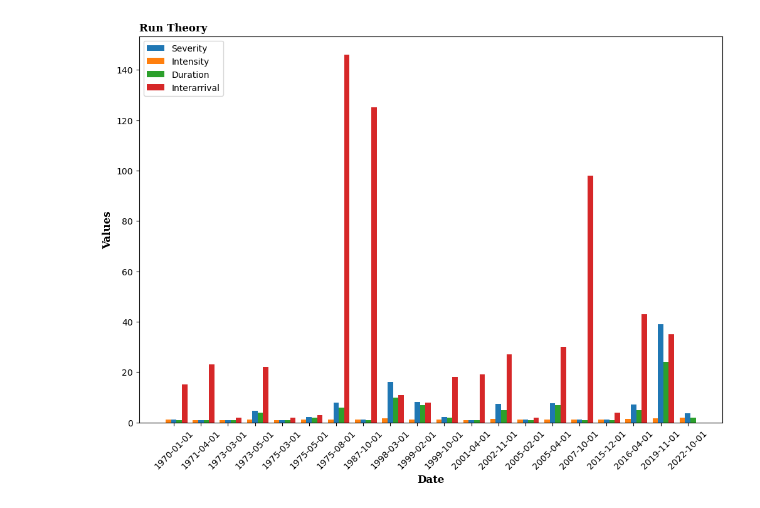
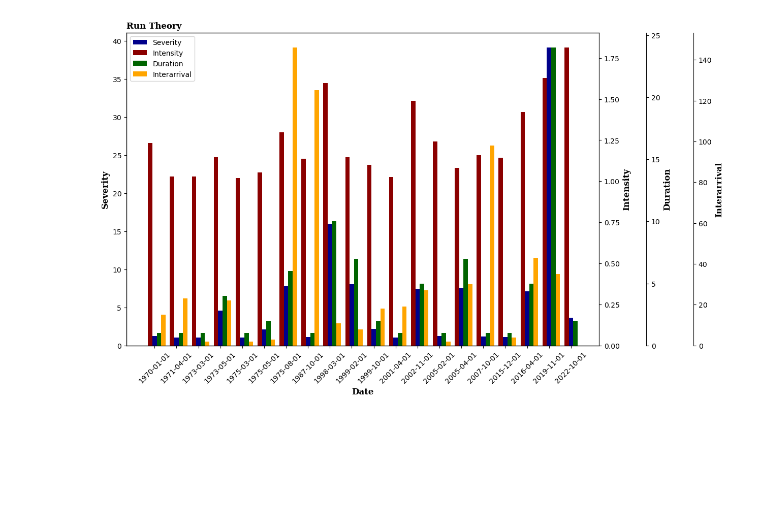
Before and after one commit to fernandoACF28/Run_Theory, a Jupyter notebook: src/Example_Run.ipynb, the cells around one changed output. Cells and saved outputs as stored; diff of their text form; code cells hidden in the pictures; blank space fills up the shorter version.

```diff
--- a/src/Example_Run.ipynb
+++ b/src/Example_Run.ipynb
@@ -15,20 +15,37 @@ df_index = run_theory_spi_amazonia.Date_ini_drought.to_list()
 # %%
 fig, ax = plt.subplots( figsize=(12, 8), sharex=True)
 x_len = np.arange(len(run_theory_spi_amazonia))
 
-ax.bar(x_len,run_theory_spi_amazonia.Severity,0.2, label='Severity')
-ax.bar(x_len-0.2,run_theory_spi_amazonia.Intensity, 0.2,label='Intensity')
-ax.bar(x_len+0.2,run_theory_spi_amazonia.Duration, 0.2,label='Duration')
-ax.bar(x_len+0.4,run_theory_spi_amazonia.Interarrival, 0.2,label='Interarrival')
+ax.bar(x_len,run_theory_spi_amazonia.Severity,0.2, label='Severity', color='darkblue')
+ax.set_ylabel('Severity', fontsize=12, fontname='serif', fontweight='bold')
+# another axis
+ax1 = ax.twinx()
+ax1.bar(x_len-0.2,run_theory_spi_amazonia.Intensity, 0.2,label='Intensity',color='darkred')
+ax1.set_ylabel('Intensity', fontsize=12, fontname='serif', fontweight='bold')
+# another axis
+ax2 = ax.twinx()
+ax2.bar(x_len+0.2,run_theory_spi_amazonia.Duration, 0.2,label='Duration', color='darkgreen')
+ax2.set_ylabel('Duration', fontsize=12, fontname='serif', fontweight='bold')
+# deslocate another axis
+ax2.spines['right'].set_position(('axes', 1.1))
+#plot another axis
+ax3 = ax.twinx()
+ax3.bar(x_len+0.4,run_theory_spi_amazonia.Interarrival, 0.2,label='Interarrival', color='orange')
+ax3.spines['right'].set_position(('axes', 1.2))
+ax3.set_ylabel('Interarrival', fontsize=12, fontname='serif', fontweight='bold')
 # set xticks from list
 ax.set_xticks(x_len)
 # set xtickslabels from list
 ax.set_xticklabels(df_index, rotation=45)
 # set legend
-ax.legend()
+# make the legend manual
+lines, labels = ax.get_legend_handles_labels()
+lines2, labels2 = ax1.get_legend_handles_labels()
+lines3, labels3 = ax2.get_legend_handles_labels()
+lines4, labels4 = ax3.get_legend_handles_labels()
+ax.legend(lines + lines2 + lines3 + lines4, labels + labels2 + labels3 + labels4, loc='upper left')
 ax.set_title('Run Theory', fontsize=12, fontname='serif', fontweight='bold',loc='left')
-ax.set_ylabel('Values', fontsize=12, fontname='serif', fontweight='bold')
 ax.set_xlabel('Date', fontsize=12, fontname='serif', fontweight='bold')
 fig.savefig('run_theory_spi.png', dpi=300, bbox_inches='tight')
 # %% [output]
-[figure, old version]
+[figure, new version]
```
